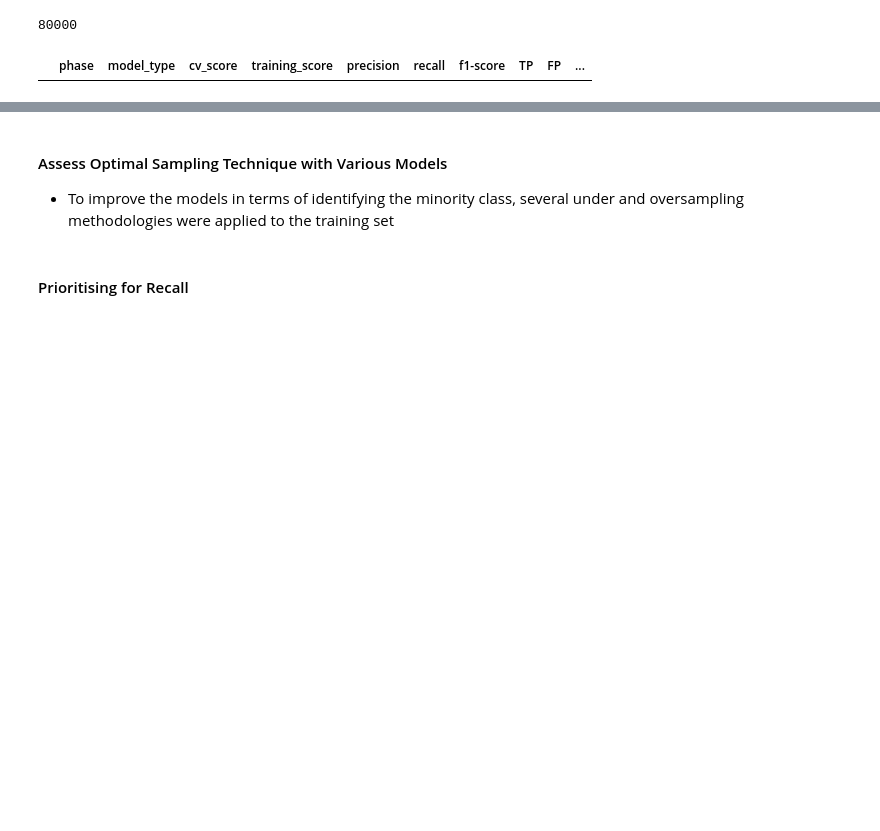
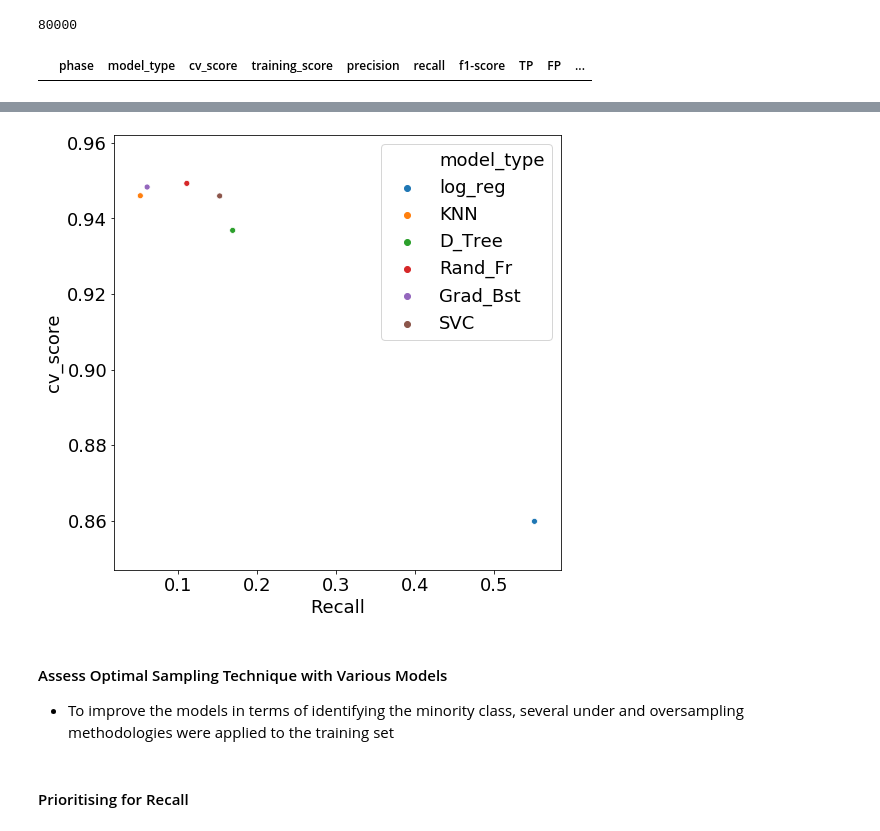
Before and after one commit to samholt13/Capstone-Project-Internet-Forum-Mental-Health-Risk-Prediction, a Jupyter notebook: MKII_Modelling.ipynb, the cells around one changed output, grey strips where cells are left out. Drawn from its saved outputs; the diff is of its cells as text; code cells hidden in the pictures; blank space fills up the shorter version.

Commit message:
final modelling in progress

```diff
--- a/MKII_Modelling.ipynb
+++ b/MKII_Modelling.ipynb
@@ -54,7 +54,7 @@ memory usage: 305.8 MB
 * Creating class function to assess various resampling methods on our data
 # %%
 # split sample into target and predictor variables
-y = df.pop("df_target")
+y = df.pop("df_target").to_numpy()
 X = df
 
 X
@@ -140,11 +150,3 @@ model_tracker = model_tracker.append(results, ignore_index= True)
-# %%
-# Naive bayes, basic model
-model = MultinomialNB()
-
-scores, training_score, class_report, tn, fp, fn, tp = model_run(model)
-
-results = pd.Series(["PoC", "M_NB", scores.mean(), training_score, class_report["1.0"]["precision"], class_report["1.0"]["recall"], class_report["1.0"]["f1-score"],tp, fp, tn, fn], index= model_tracker.columns)
-model_tracker = model_tracker.append(results, ignore_index= True)
 # %%
 # Linear SVC, basic model
 model = LinearSVC()
@@ -158,14 +170,16 @@ model_tracker
 # %%
 # Visualisation of accuracy vs. recall for these models show a distinct trade-off, the model(s) to
 # take forward are the ones which minimize the accuracy recall trade-off
 
 plt.figure(figsize=(8, 8))
 plt.rcParams.update({'font.size': 18})
-sns.scatterplot(model_tracker["recall"], model_tracker["accuracy"], hue= model_tracker["Model"])
+sns.scatterplot(model_tracker["recall"], model_tracker["cv_score"], hue= model_tracker["model_type"])
 
 plt.xlabel("Recall")
-plt.ylabel("Accuracy")
+plt.ylabel("cv_score")
 plt.show()
+# %% [output]
+[figure, added]
 # %% [markdown]
 #### Assess Optimal Sampling Technique with Various Models
 * To improve the models in terms of identifying the minority class, several under and oversampling methodologies were applied to the training set
```
Also changed, not shown: parts of 12 cells of this notebook, 1 other file.
